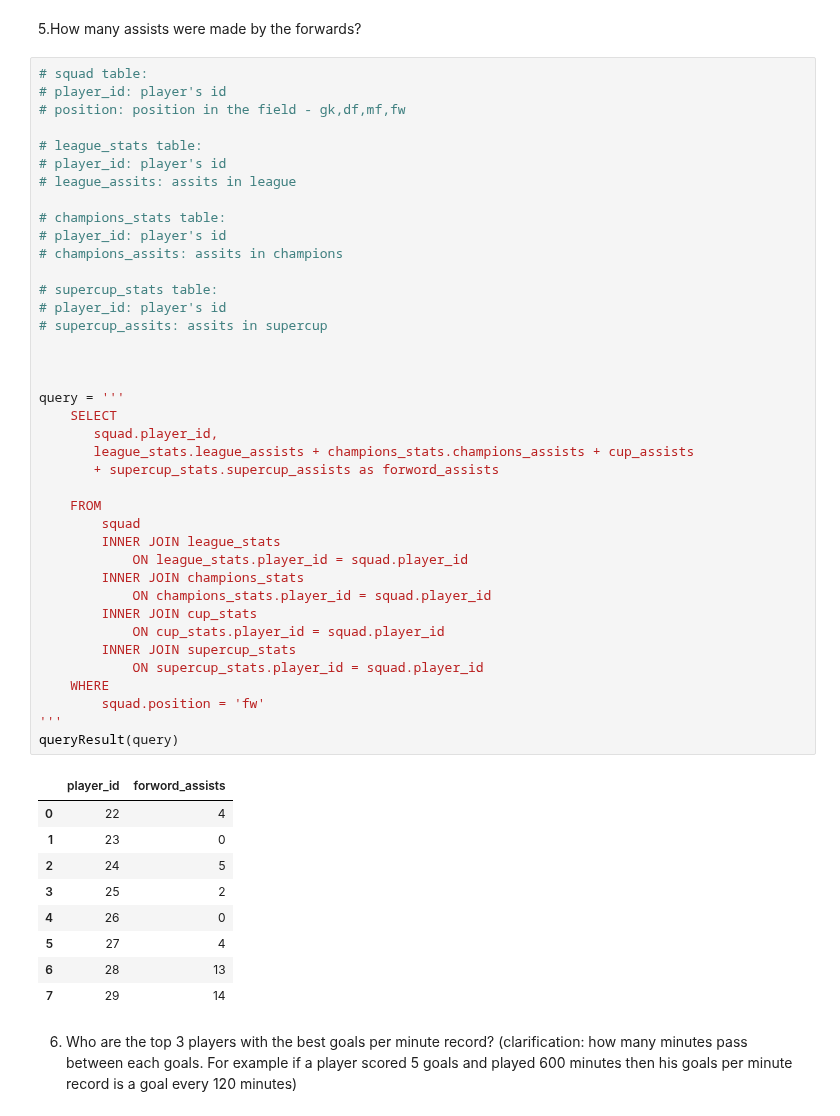
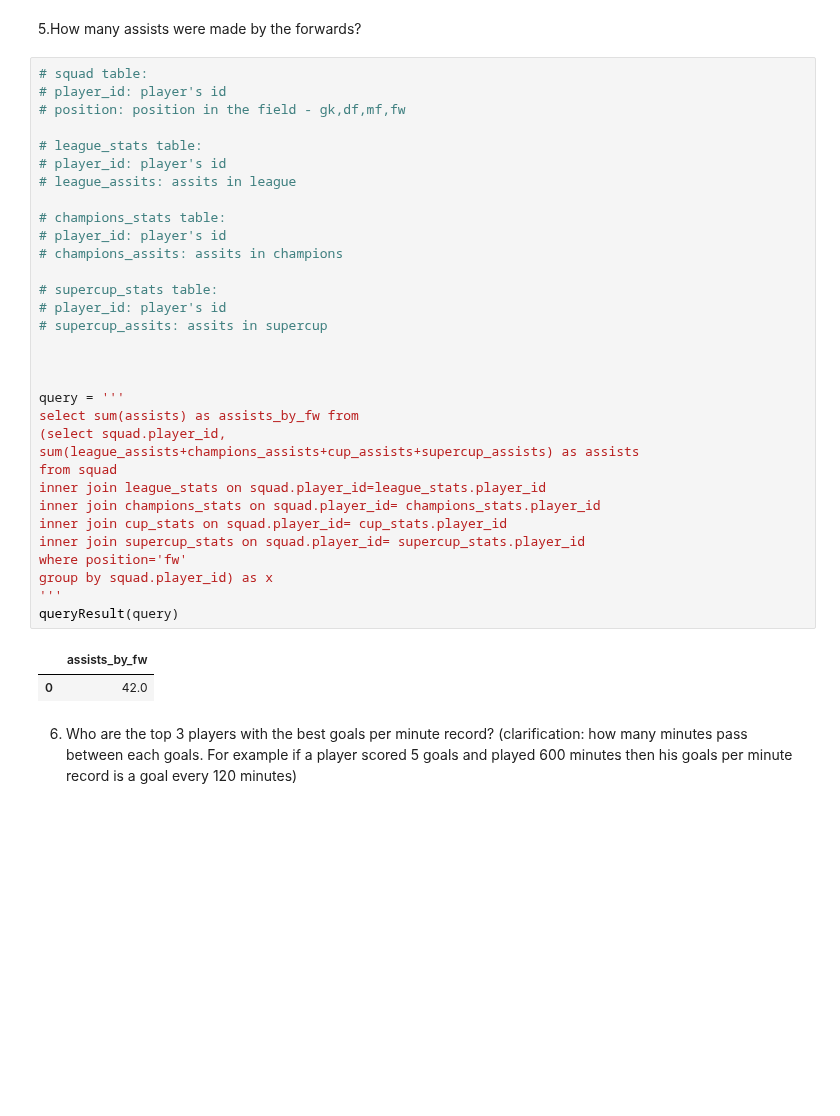
Before and after one commit to tryko/yandex-sql-practice, a Jupyter notebook: Itay-sql-panda-practice.ipynb, the cells around one changed output. Cells and saved outputs as stored; diff of their text form; blank space fills up the shorter version.

```diff
--- a/Itay-sql-panda-practice.ipynb
+++ b/Itay-sql-panda-practice.ipynb
@@ -232,52 +232,38 @@ queryResult(query)
 # %%
 # squad table:
 # player_id: player's id
 # position: position in the field - gk,df,mf,fw
 
 # league_stats table:
 # player_id: player's id
 # league_assits: assits in league
 
 # champions_stats table:
 # player_id: player's id
 # champions_assits: assits in champions
 
 # supercup_stats table:
 # player_id: player's id
 # supercup_assits: assits in supercup
 
 
 
 query = '''
-    SELECT
-       squad.player_id,
-       league_stats.league_assists + champions_stats.champions_assists + cup_assists
-       + supercup_stats.supercup_assists as forword_assists
-
-    FROM
-        squad
-        INNER JOIN league_stats
-            ON league_stats.player_id = squad.player_id
-        INNER JOIN champions_stats
-            ON champions_stats.player_id = squad.player_id
-        INNER JOIN cup_stats
-            ON cup_stats.player_id = squad.player_id
-        INNER JOIN supercup_stats
-            ON supercup_stats.player_id = squad.player_id
-    WHERE
-        squad.position = 'fw'
+select sum(assists) as assists_by_fw from
+(select squad.player_id,
+sum(league_assists+champions_assists+cup_assists+supercup_assists) as assists
+from squad
+inner join league_stats on squad.player_id=league_stats.player_id
+inner join champions_stats on squad.player_id= champions_stats.player_id
+inner join cup_stats on squad.player_id= cup_stats.player_id
+inner join supercup_stats on squad.player_id= supercup_stats.player_id
+where position='fw'
+group by squad.player_id) as x
 '''
 queryResult(query)
 # %% [output]
-|  | player_id | forword_assists |
-| 0 | 22 | 4 |
-| 1 | 23 | 0 |
-| 2 | 24 | 5 |
-| 3 | 25 | 2 |
-| 4 | 26 | 0 |
-| 5 | 27 | 4 |
-| 6 | 28 | 13 |
-| 7 | 29 | 14 |
+|  | assists_by_fw |
+| 0 | 42.0 |
 # %% [markdown]
 
 6. Who are the top 3 players with the best goals per minute record? (clarification: how many minutes pass between each goals. For example if a player scored 5 goals and played 600 minutes then his goals per minute record is a goal every 120 minutes)
```
Also changed, not shown: parts of 2 cells of this notebook, 2 other files.
